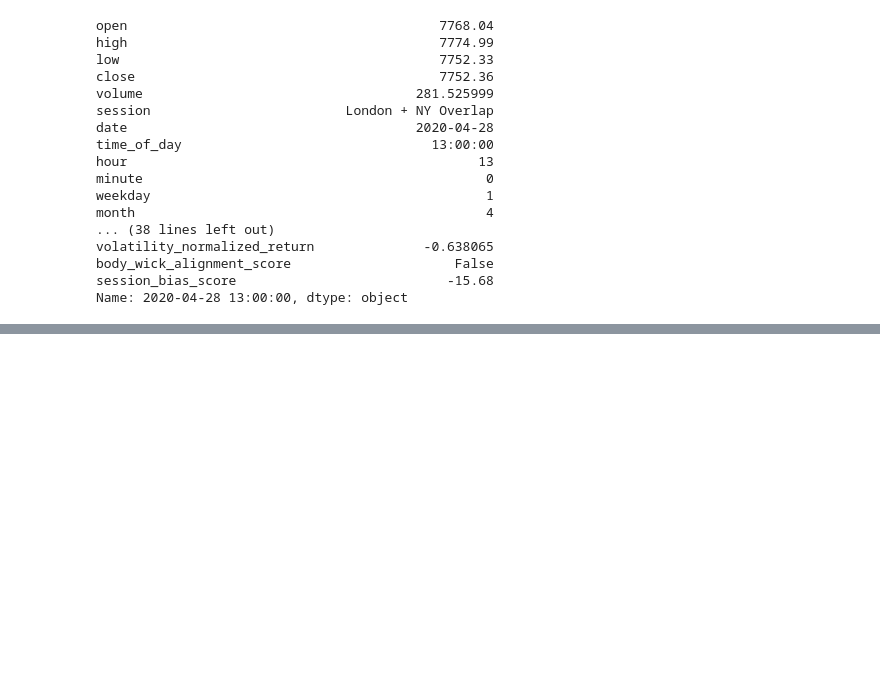
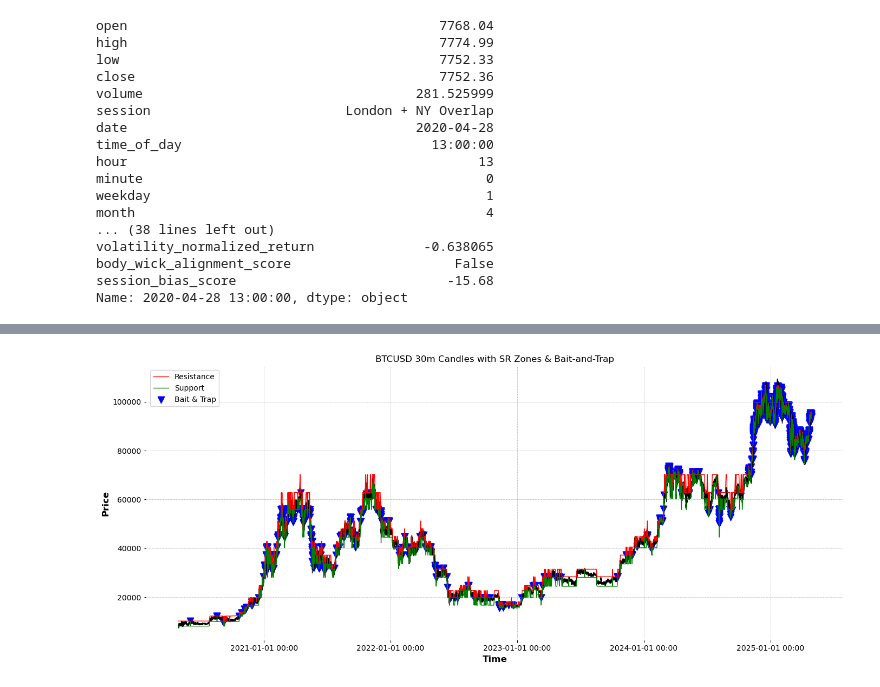
Before and after one commit to SarthakThakur0097/Crypto-analysis, a Jupyter notebook: main.ipynb, the cells around one changed output, grey strips where cells are left out. Drawn from its saved outputs; the diff is of its cells as text; code cells hidden in the pictures; blank space fills up the shorter version.

```diff
--- a/main.ipynb
+++ b/main.ipynb
@@ -482,0 +567,58 @@ df.iloc[[1, 14, 15, 25, 30, 40]]
+# %%
+import numpy as np
+import matplotlib.pyplot as plt
+import matplotlib.dates as mdates
+
+# 1) Prepare your OHLC data for plotting
+ohlc = df[['open','high','low','close']].copy()
+# convert the index to Matplotlib dates
+ohlc['time_num'] = mdates.date2num(ohlc.index.to_pydatetime())
+
+# figure out a bar width (60% of the average spacing)
+dt = np.mean(np.diff(ohlc['time_num']))
+width = dt * 0.6
+
+# 2) Start the plot
+fig, ax = plt.subplots(figsize=(14,6))
+
+# 3) Draw each candle
+for _, row in ohlc.iterrows():
+    t, o, h, l, c = row['time_num'], row['open'], row['high'], row['low'], row['close']
+    color = 'green' if c >= o else 'red'
+    # High–low wick
+    ax.plot([t, t], [l, h], color='black', linewidth=1)
+    # Candle body
+    rect = plt.Rectangle(
+        (t - width/2, min(o, c)),
+        width,
+        abs(c - o),
+        facecolor=color,
+        edgecolor='black',
+        alpha=0.7
+    )
+    ax.add_patch(rect)
+
+# 4) Overlay your support/resistance
+ax.plot(df.index, df['range_top'],    label='Resistance', color='red',   linewidth=1)
+ax.plot(df.index, df['range_bot'],    label='Support',    color='green', linewidth=1)
+
+# 5) Mark your trap events
+traps = df.index[df['bait_trap_pattern']]
+ax.scatter(
+    mdates.date2num(traps),
+    df.loc[traps, 'close'],
+    marker='v', s=80, color='blue', label='Bait & Trap'
+)
+
+# 6) Tidy up
+ax.xaxis_date()
+ax.xaxis.set_major_formatter(mdates.DateFormatter('%Y-%m-%d %H:%M'))
+plt.title('BTCUSD 30m Candles with SR Zones & Bait-and-Trap')
+plt.xlabel('Time')
+plt.ylabel('Price')
+plt.legend()
+plt.grid(True)
+plt.tight_layout()
+plt.show()
+# %% [output]
+[figure, added]
```
Also changed, not shown: parts of 13 cells of this notebook, 11 other files.
